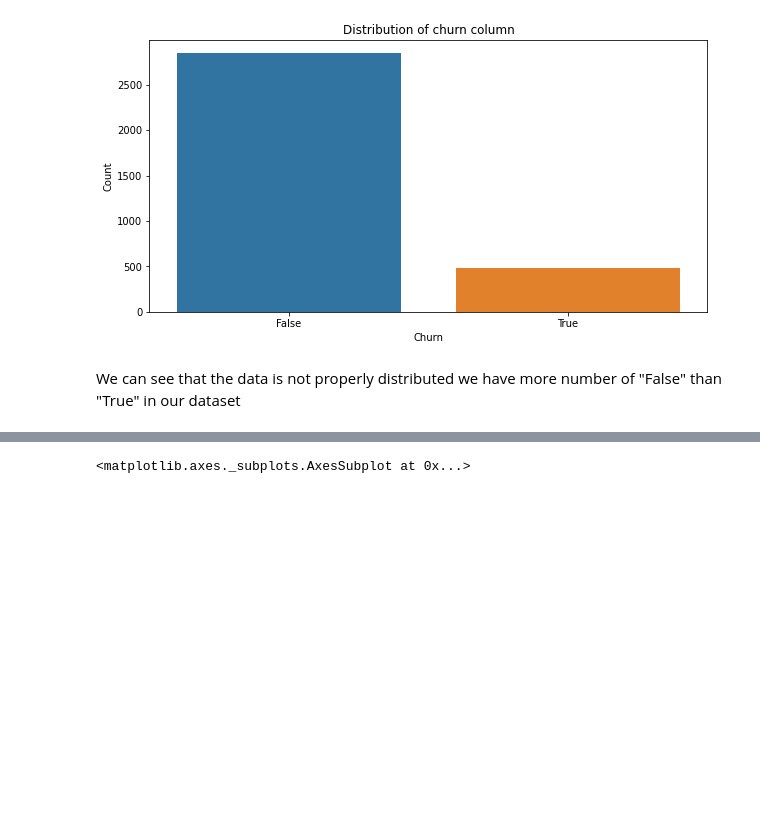
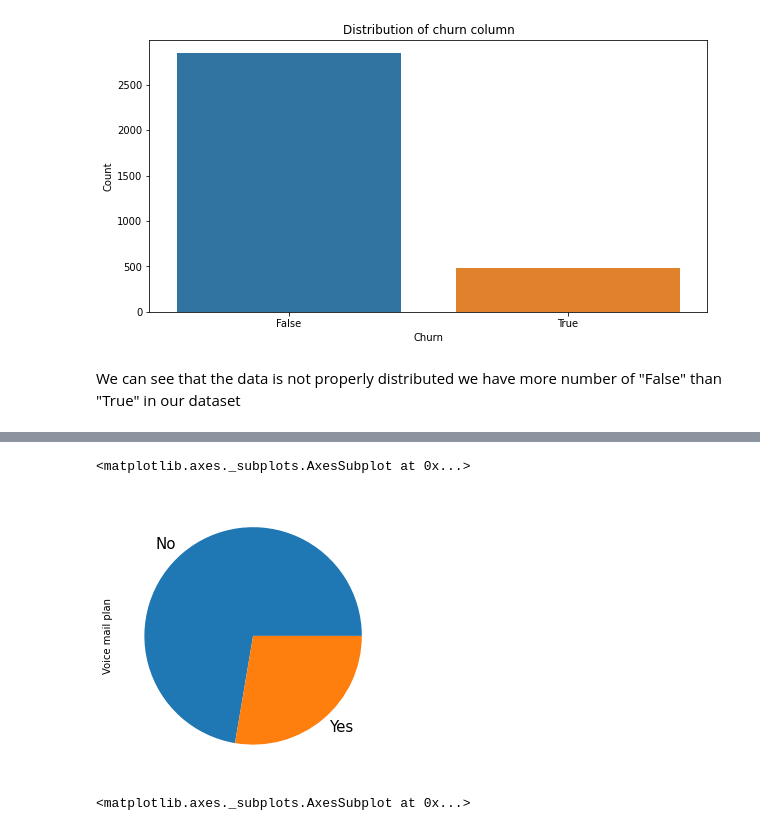
Before and after one commit to MiteshBhanushali/TelecomChurnAnalysis, a Jupyter notebook: Copy_of_Telecom_Churn_Analysis_Capstone_Project.ipynb, the cells around one changed output, grey strips where cells are left out. Drawn from its saved outputs; the diff is of its cells as text; code cells hidden in the pictures; blank space fills up the shorter version.

```diff
--- a/Copy_of_Telecom_Churn_Analysis_Capstone_Project.ipynb
+++ b/Copy_of_Telecom_Churn_Analysis_Capstone_Project.ipynb
@@ -198,3 +205,10 @@ We can see that the data is not properly distributed we have more number of "Fal
+# %%
+telecom_data['Voice mail plan'].value_counts().plot(kind='pie',figsize=(10,5),fontsize=15)
+#telecom_data['Voice mail plan'].value_counts()
+#2411 for no and 922 for yes i.e 72% no and 28% yes
+# %% [output]
+<matplotlib.axes._subplots.AxesSubplot at 0x...>
+[figure, added]
 # %%
 plt.figure(figsize=(10,5))
 sns.distplot(telecom_data["Churn"],hist=True)
```
Also changed, not shown: parts of 2 cells of this notebook.
